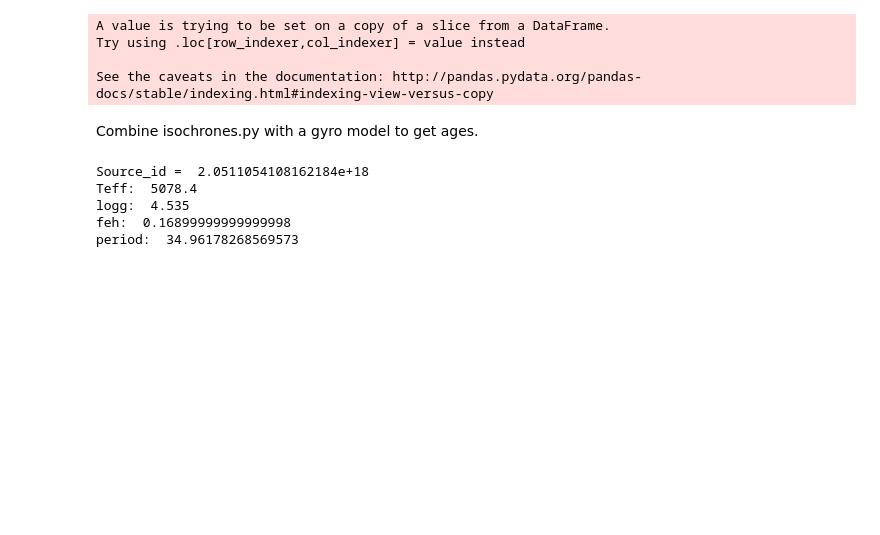
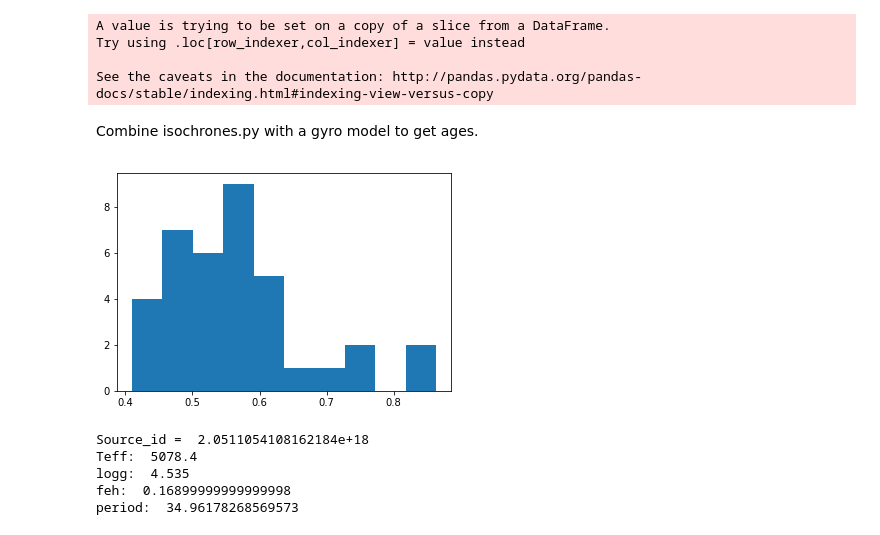
Before and after one commit to RuthAngus/stardate, a Jupyter notebook: code/production_run.ipynb, the cells around one changed output. Saved outputs shown, nothing was run; the diff lists cells and outputs as text; code cells hidden in the pictures; blank space fills up the shorter version.

```diff
--- a/code/production_run.ipynb
+++ b/code/production_run.ipynb
@@ -18,10 +18,10 @@ WARNING:root:PyMultiNest not imported.  MultiNest fits will not work.
 # %% [markdown]
 Load the crossmatched data file with Gaia data, CKS spectroscopic properties and rotation periods.
 # %%
-df1 = pd.read_csv("kane_cks_tdmra_dr2.csv")
+df1 = pd.read_csv("../data/kane_cks_tdmra_dr2.csv")
 
 # Load the Sanders catalogue and merge with the CKS one.
-file = "gaia_spectro.hdf5"
+file = "../data/gaia_spectro.hdf5"
 data = Table.read(file)
 sanders = data.to_pandas()
 df2 = pd.merge(df1, sanders, on="source_id", suffixes=["", "_sanders"])
@@ -115,6 +115,10 @@ Try using .loc[row_indexer,col_indexer] = value instead
 See the caveats in the documentation: http://pandas.pydata.org/pandas-docs/stable/indexing.html#indexing-view-versus-copy
 # %% [markdown]
 Combine isochrones.py with a gyro model to get ages.
+# %%
+plt.hist(df.BV_color);
+# %% [output]
+[figure, added]
 # %%
 # Set up the stuff needed by isochrones.py
 
```
Also changed, not shown: 1 other file.
